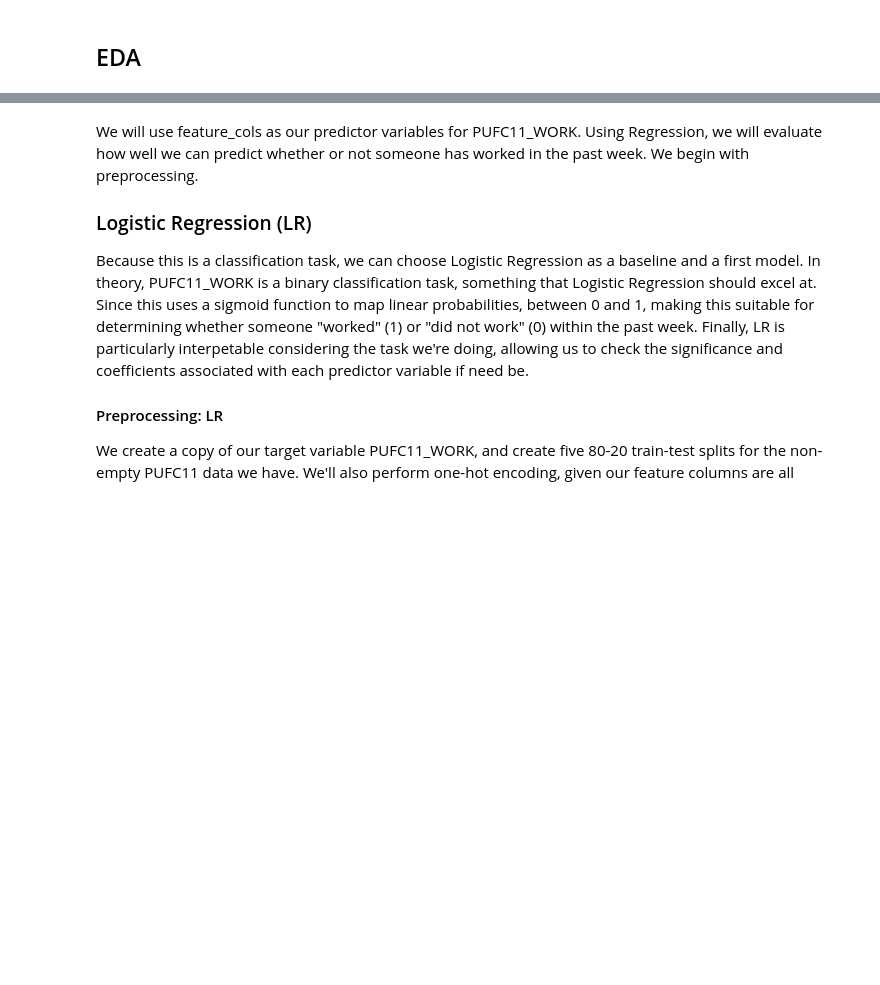
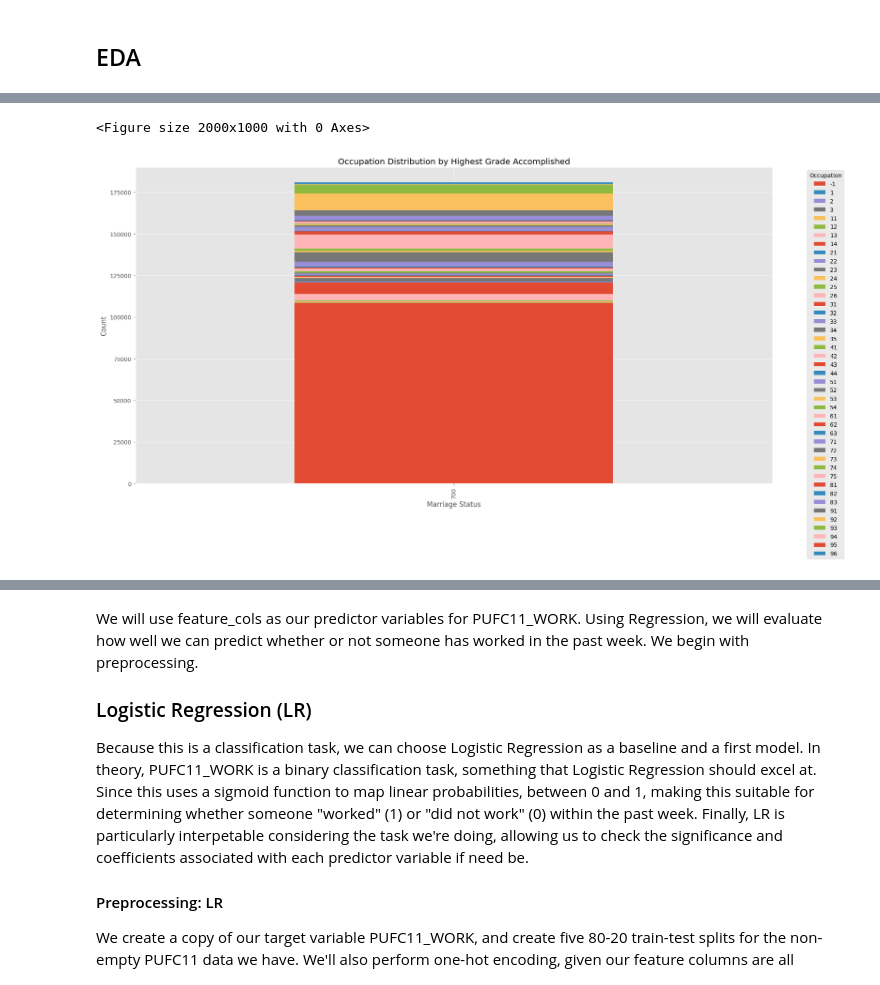
Before and after one commit to devonjavier/STINTSY-Project, a Jupyter notebook: STINTSY_MCO_LFS.ipynb, the cells around one changed output, grey strips where cells are left out. Drawn from its saved outputs; the diff is of its cells as text; code cells hidden in the pictures; blank space fills up the shorter version.

```diff
--- a/STINTSY_MCO_LFS.ipynb
+++ b/STINTSY_MCO_LFS.ipynb
@@ -157,0 +278,12 @@ for var1, var2, corr in strong_correlations:
+# %%
+occupation_highestGrade = lfs_data.groupby(['PUFC07_GRADE', 'PUFC14_PROCC']).size().unstack(fill_value=0)
+plt.figure(figsize=(20, 10))
+occupation_highestGrade.plot(kind='bar', stacked=True, figsize=(20, 10))
+plt.title('Occupation Distribution by Highest Grade Accomplished')
+plt.xlabel('Marriage Status')
+plt.ylabel('Count')
+plt.legend(title='Occupation', bbox_to_anchor=(1.05, 1), loc='upper left')
+plt.show()
+# %% [output]
+<Figure size 2000x1000 with 0 Axes>
+[figure, added]
```
Also changed, not shown: parts of 19 cells of this notebook, 1 other file.
